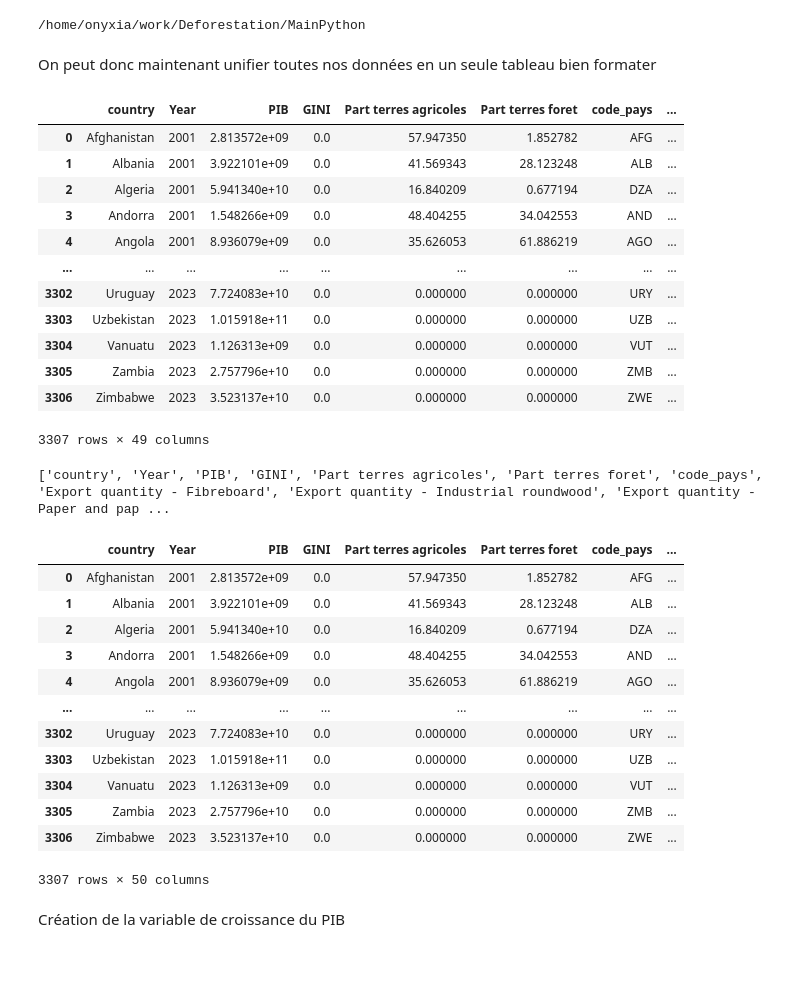
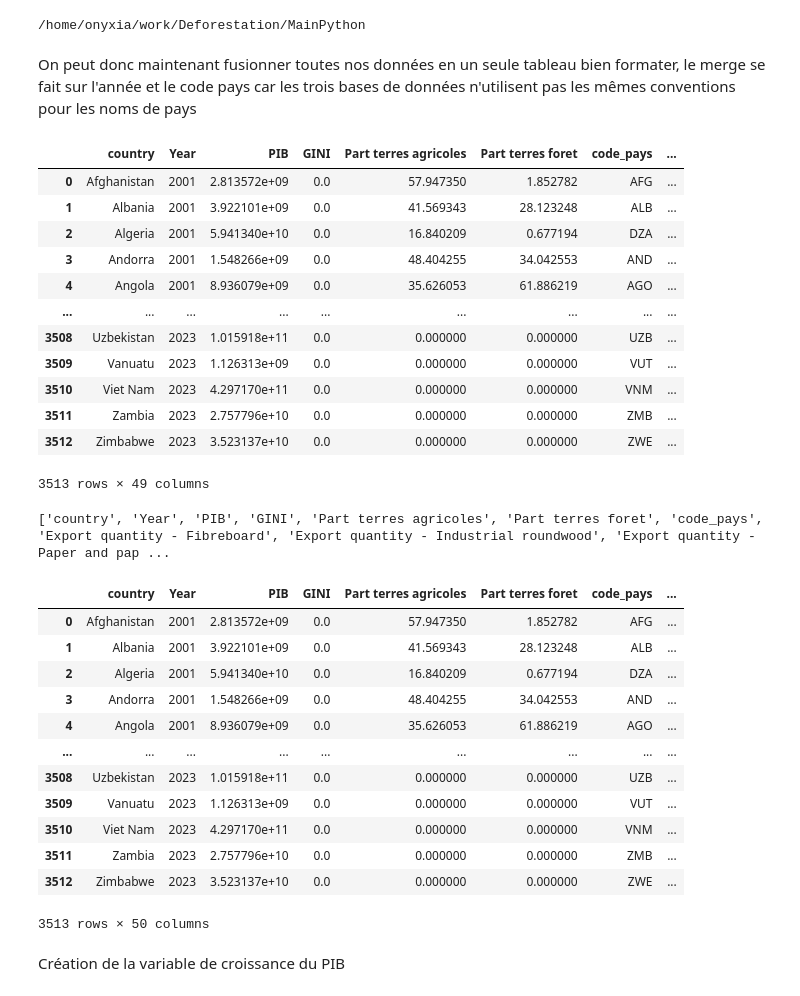
Before and after one commit to marine-huchet/Deforestation, a Jupyter notebook: MainPython/analyse descriptive.ipynb, the cells around one changed output. Drawn from its saved outputs; the diff is of its cells as text; code cells hidden in the pictures; blank space fills up the shorter version.

Commit message:
Ajout des pays manquant dans la base de données finales et carte du monde

```diff
--- a/MainPython/analyse descriptive.ipynb
+++ b/MainPython/analyse descriptive.ipynb
@@ -10,40 +10,41 @@ print(os.getcwd())
 # %% [output]
 /home/onyxia/work/Deforestation/MainPython
 # %% [markdown]
-On peut donc maintenant unifier toutes nos données en un seule tableau bien formater
+On peut donc maintenant fusionner toutes nos données en un seule tableau bien formater, le merge se fait sur l'année et le code pays car les trois bases de données n'utilisent pas les mêmes conventions pour les noms de pays
 # %%
 # Importer les données obtenues précédement
 data_BM = pd.read_csv('/home/onyxia/work/Deforestation/Données/data_BM.csv')
 data_FAO_pivot = pd.read_csv('/home/onyxia/work/Deforestation/Données/CSV_FAO/data_FAO_pivot.csv', sep=";")
 data_owid = pd.read_csv('/home/onyxia/work/Deforestation/Données/df_owid.csv')
 
 
 # On merge les données de la FAO et de la Banque Mondiale
-data_1 = pd.merge(data_BM, data_FAO_pivot, left_on=['country', 'date'], right_on=['Area', 'Year'], how='inner')
+data_1 = pd.merge(data_BM, data_FAO_pivot, left_on=['code_pays', 'date'], right_on=['code_pays', 'Year'], how='inner')
 
 # On merge les données ainsi obtenues avec les données de Our World In Data
-data = pd.merge(data_1, data_owid, left_on=['country', 'date'], right_on=['country', 'year'] )
+data = pd.merge(data_1, data_owid, left_on=['code_pays', 'date'], right_on=['code_pays', 'year'] )
 
 # On supprime les colonnes inutiles et on remet la colonne 'country' et 'year' en première position
-data = data.drop(columns= ['Area','date','year'] )
+data = data.drop(columns= ['country_x','country_y','date','year'] )
+data = data.rename(columns={'Area' : 'country'})
 columns = ['country','Year'] + [col for col in data if (col != 'Year' and col != 'country')]
 data = data[columns]
 
 data
 # %% [output]
 |  | country | Year | PIB | GINI | Part terres agricoles | Part terres foret | code_pays | ... |
 | 0 | Afghanistan | 2001 | 2.813572e+09 | 0.0 | 57.947350 | 1.852782 | AFG | ... |
 | 1 | Albania | 2001 | 3.922101e+09 | 0.0 | 41.569343 | 28.123248 | ALB | ... |
 | 2 | Algeria | 2001 | 5.941340e+10 | 0.0 | 16.840209 | 0.677194 | DZA | ... |
 | 3 | Andorra | 2001 | 1.548266e+09 | 0.0 | 48.404255 | 34.042553 | AND | ... |
 | 4 | Angola | 2001 | 8.936079e+09 | 0.0 | 35.626053 | 61.886219 | AGO | ... |
 | ... | ... | ... | ... | ... | ... | ... | ... | ... |
-| 3302 | Uruguay | 2023 | 7.724083e+10 | 0.0 | 0.000000 | 0.000000 | URY | ... |
-| 3303 | Uzbekistan | 2023 | 1.015918e+11 | 0.0 | 0.000000 | 0.000000 | UZB | ... |
-| 3304 | Vanuatu | 2023 | 1.126313e+09 | 0.0 | 0.000000 | 0.000000 | VUT | ... |
-| 3305 | Zambia | 2023 | 2.757796e+10 | 0.0 | 0.000000 | 0.000000 | ZMB | ... |
-| 3306 | Zimbabwe | 2023 | 3.523137e+10 | 0.0 | 0.000000 | 0.000000 | ZWE | ... |
+| 3508 | Uzbekistan | 2023 | 1.015918e+11 | 0.0 | 0.000000 | 0.000000 | UZB | ... |
+| 3509 | Vanuatu | 2023 | 1.126313e+09 | 0.0 | 0.000000 | 0.000000 | VUT | ... |
+| 3510 | Viet Nam | 2023 | 4.297170e+11 | 0.0 | 0.000000 | 0.000000 | VNM | ... |
+| 3511 | Zambia | 2023 | 2.757796e+10 | 0.0 | 0.000000 | 0.000000 | ZMB | ... |
+| 3512 | Zimbabwe | 2023 | 3.523137e+10 | 0.0 | 0.000000 | 0.000000 | ZWE | ... |
-3307 rows × 49 columns
+3513 rows × 49 columns
 # %%
 column_names = data.columns.tolist()
 print(column_names)
@@ -63,12 +64,12 @@ data
 | 3 | Andorra | 2001 | 1.548266e+09 | 0.0 | 48.404255 | 34.042553 | AND | ... |
 | 4 | Angola | 2001 | 8.936079e+09 | 0.0 | 35.626053 | 61.886219 | AGO | ... |
 | ... | ... | ... | ... | ... | ... | ... | ... | ... |
-| 3302 | Uruguay | 2023 | 7.724083e+10 | 0.0 | 0.000000 | 0.000000 | URY | ... |
-| 3303 | Uzbekistan | 2023 | 1.015918e+11 | 0.0 | 0.000000 | 0.000000 | UZB | ... |
-| 3304 | Vanuatu | 2023 | 1.126313e+09 | 0.0 | 0.000000 | 0.000000 | VUT | ... |
-| 3305 | Zambia | 2023 | 2.757796e+10 | 0.0 | 0.000000 | 0.000000 | ZMB | ... |
-| 3306 | Zimbabwe | 2023 | 3.523137e+10 | 0.0 | 0.000000 | 0.000000 | ZWE | ... |
+| 3508 | Uzbekistan | 2023 | 1.015918e+11 | 0.0 | 0.000000 | 0.000000 | UZB | ... |
+| 3509 | Vanuatu | 2023 | 1.126313e+09 | 0.0 | 0.000000 | 0.000000 | VUT | ... |
+| 3510 | Viet Nam | 2023 | 4.297170e+11 | 0.0 | 0.000000 | 0.000000 | VNM | ... |
+| 3511 | Zambia | 2023 | 2.757796e+10 | 0.0 | 0.000000 | 0.000000 | ZMB | ... |
+| 3512 | Zimbabwe | 2023 | 3.523137e+10 | 0.0 | 0.000000 | 0.000000 | ZWE | ... |
-3307 rows × 50 columns
+3513 rows × 50 columns
 # %% [markdown]
 Création de la variable de croissance du PIB
 # %%
```
Also changed, not shown: parts of 4 cells of this notebook, 18 other files.
